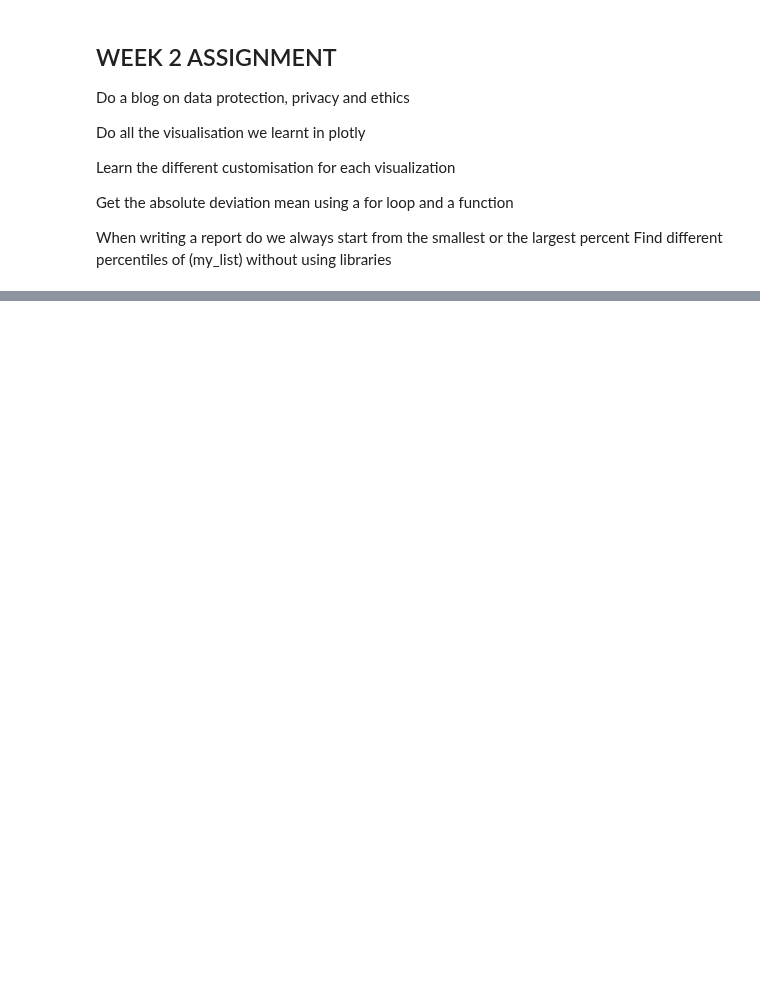
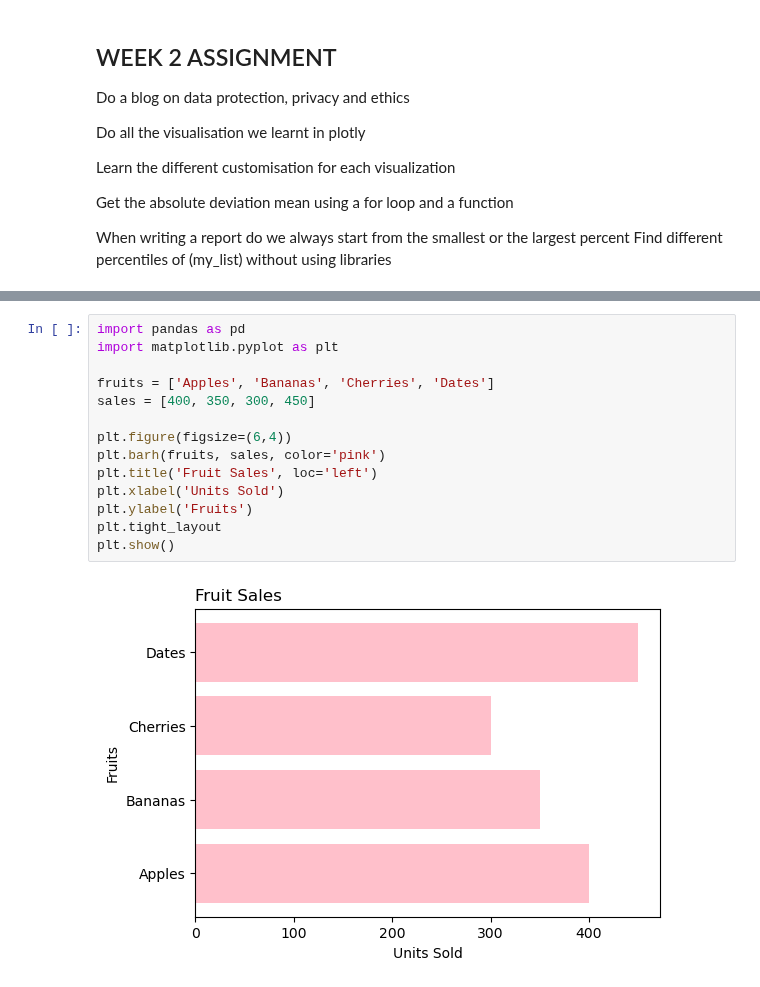
Before and after one commit to claudiahW/LuxDev, a Jupyter notebook: week2assignment.ipynb, the cells around one changed output, grey strips where cells are left out. Saved outputs shown, nothing was run; the diff lists cells and outputs as text; blank space fills up the shorter version.

```diff
--- a/week2assignment.ipynb
+++ b/week2assignment.ipynb
@@ -47,0 +50,16 @@ Bar plots look similar to count plots, but instead of the count of observations
+# %%
+import pandas as pd
+import matplotlib.pyplot as plt
+
+fruits = ['Apples', 'Bananas', 'Cherries', 'Dates']
+sales = [400, 350, 300, 450]
+
+plt.figure(figsize=(6,4))
+plt.barh(fruits, sales, color='pink')
+plt.title('Fruit Sales', loc='left')
+plt.xlabel('Units Sold')
+plt.ylabel('Fruits')
+plt.tight_layout
+plt.show()
+# %% [output]
+[figure, added]
```
Also changed, not shown: parts of 4 cells of this notebook, 2 other files.
